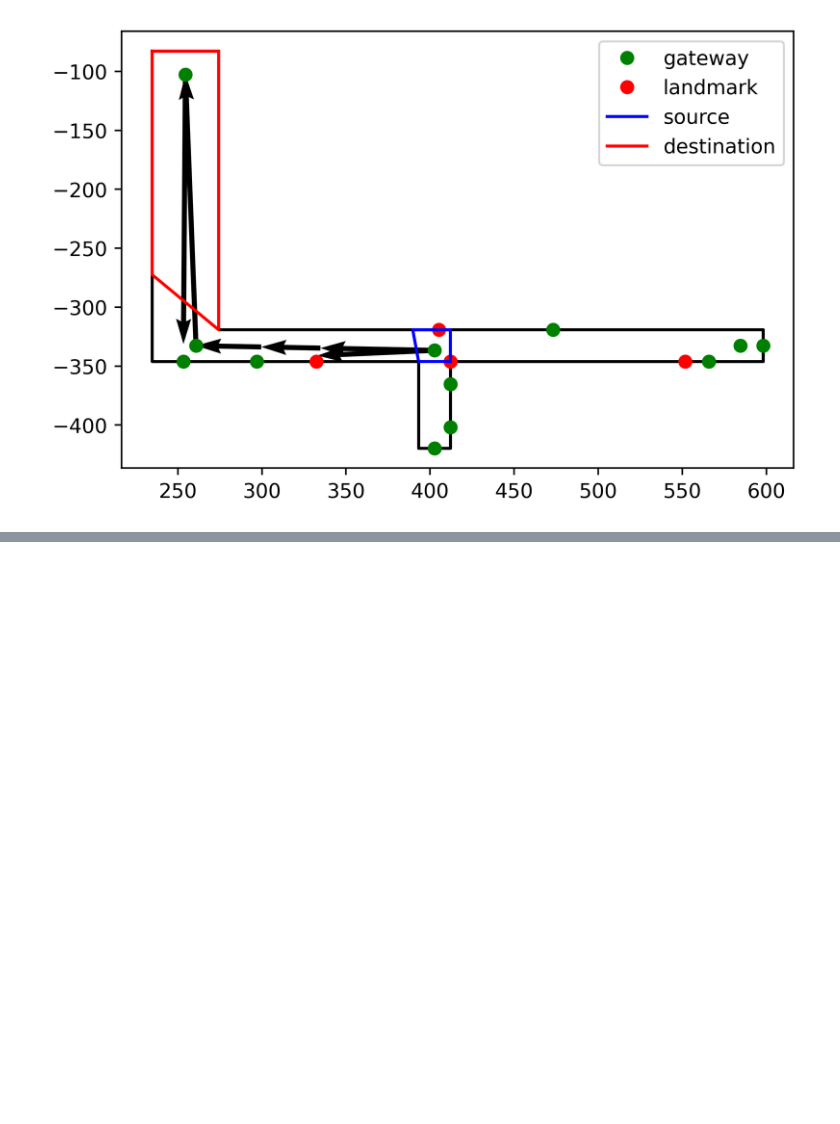
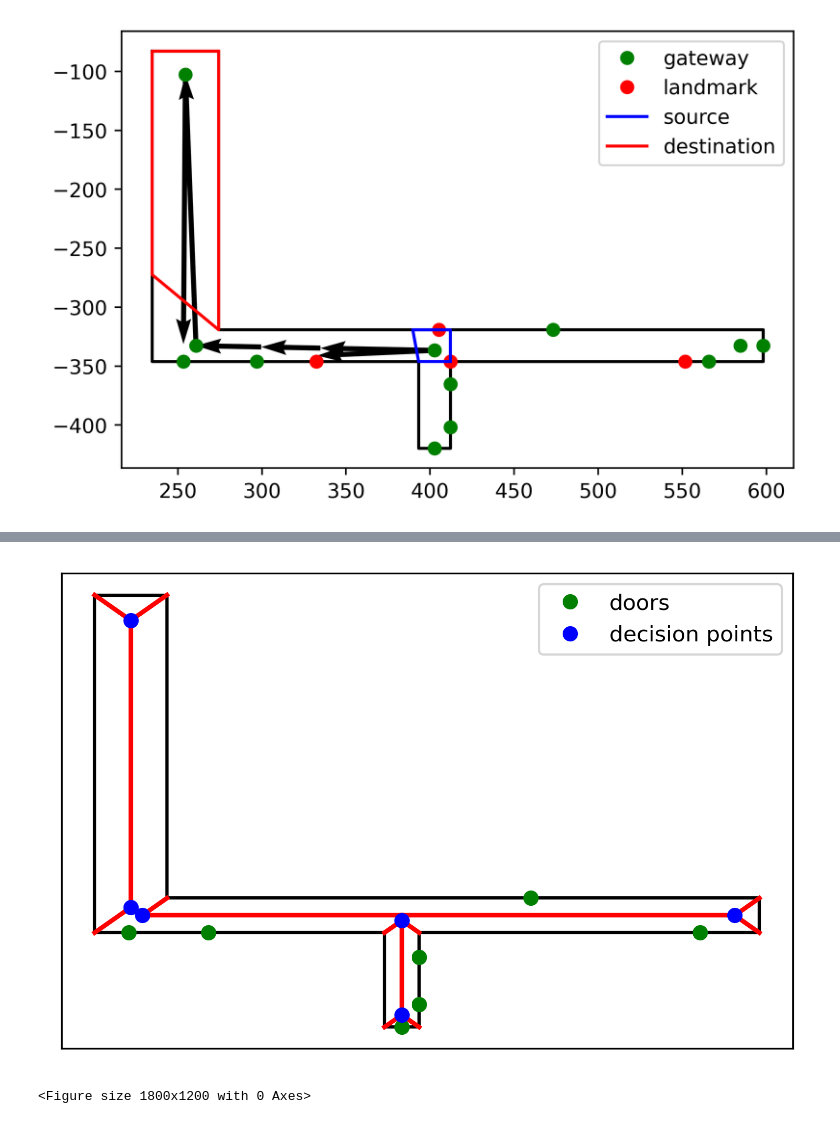
Before and after one commit to hamzeiehsan/indoor_view_graph, a Jupyter notebook: TestViewGraph.ipynb, the cells around one changed output, grey strips where cells are left out. Drawn from its saved outputs; the diff is of its cells as text; code cells hidden in the pictures; blank space fills up the shorter version.

```diff
--- a/TestViewGraph.ipynb
+++ b/TestViewGraph.ipynb
@@ -650,0 +740,31 @@ plotter.show()
+# %%
+def reformat_dpoints(dpoints):
+    door_points = []
+    for d in dpoints['features']:
+        door_points.append(Utility.reformat_point(d['geometry']['coordinates']))
+    return door_points
+# %%
+import matplotlib.pyplot as plt
+plt.rcParams['figure.dpi'] = 300
+
+def plot_dpoint(skeleton, dpoints):
+    plotter = Plotter()
+    plotter.add_poly(isovist_object.space_x, isovist_object.space_y)
+    plt = plotter.get_plt()
+    for h in skeleton.halfedges:
+        if h.is_bisector:
+            p1 = h.vertex.point
+            p2 = h.opposite.vertex.point
+            plt.plot([p1.x(), p2.x()], [p1.y(), p2.y()], 'r-', lw=2)
+    plotter.add_points(door_points, 'doors')
+    plotter.add_points(dpoints, 'decision points', color='bo')
+    plotter.show()
+    plotter.close()
+# %%
+# threshold 5
+dpoints = extract_decision_points(isovist_object.space_shp, skel)
+points = reformat_dpoints(dpoints)
+plot_dpoint(skel, points)
+# %% [output]
+[figure, added]
+<Figure size 1800x1200 with 0 Axes>
```
Also changed, not shown: parts of 14 cells of this notebook.
